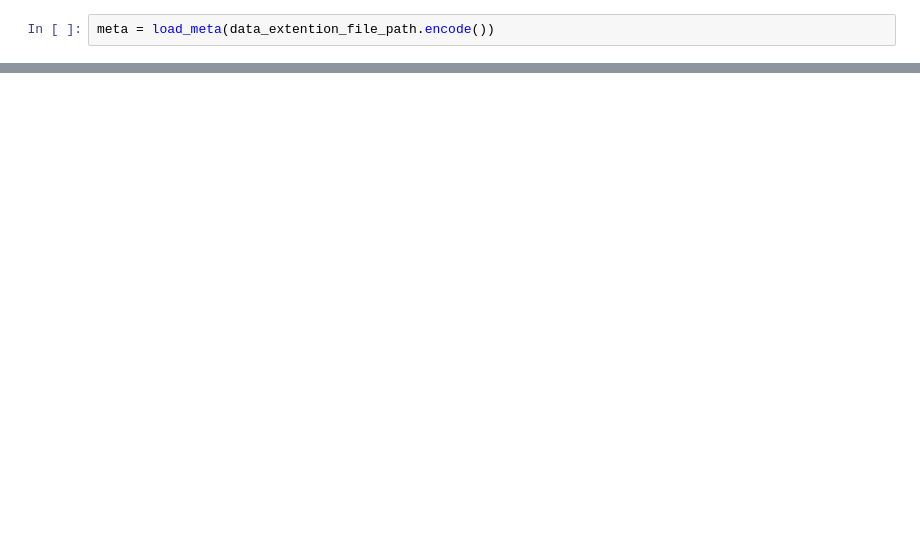
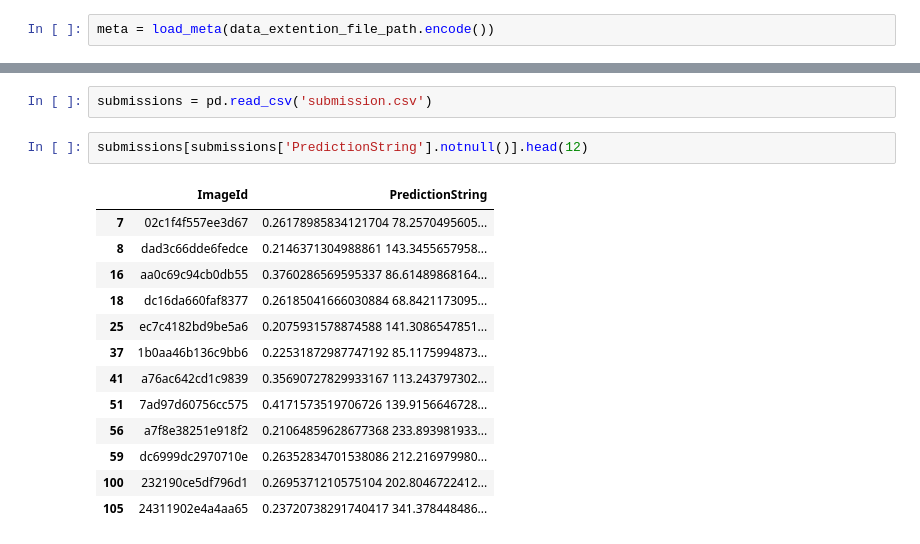
Before and after one commit to luisfarre/final_project_ih, a Jupyter notebook: Yolo3.ipynb, the cells around one changed output, grey strips where cells are left out. Saved outputs shown, nothing was run; the diff lists cells and outputs as text; blank space fills up the shorter version.

```diff
--- a/Yolo3.ipynb
+++ b/Yolo3.ipynb
@@ -416,0 +366,18 @@ pd.DataFrame(submit_dict).to_csv(submit_file_path, index=False)
+# %%
+submissions = pd.read_csv('submission.csv')
+# %%
+submissions[submissions['PredictionString'].notnull()].head(12)
+# %% [output]
+|  | ImageId | PredictionString |
+| 7 | 02c1f4f557ee3d67 | 0.26178985834121704 78.2570495605... |
+| 8 | dad3c66dde6fedce | 0.2146371304988861 143.3455657958... |
+| 16 | aa0c69c94cb0db55 | 0.3760286569595337 86.61489868164... |
+| 18 | dc16da660faf8377 | 0.26185041666030884 68.8421173095... |
+| 25 | ec7c4182bd9be5a6 | 0.2075931578874588 141.3086547851... |
+| 37 | 1b0aa46b136c9bb6 | 0.22531872987747192 85.1175994873... |
+| 41 | a76ac642cd1c9839 | 0.35690727829933167 113.243797302... |
+| 51 | 7ad97d60756cc575 | 0.4171573519706726 139.9156646728... |
+| 56 | a7f8e38251e918f2 | 0.21064859628677368 233.893981933... |
+| 59 | dc6999dc2970710e | 0.26352834701538086 212.216979980... |
+| 100 | 232190ce5df796d1 | 0.2695371210575104 202.8046722412... |
+| 105 | 24311902e4a4aa65 | 0.23720738291740417 341.378448486... |
```
Also changed, not shown: parts of 37 cells of this notebook.
